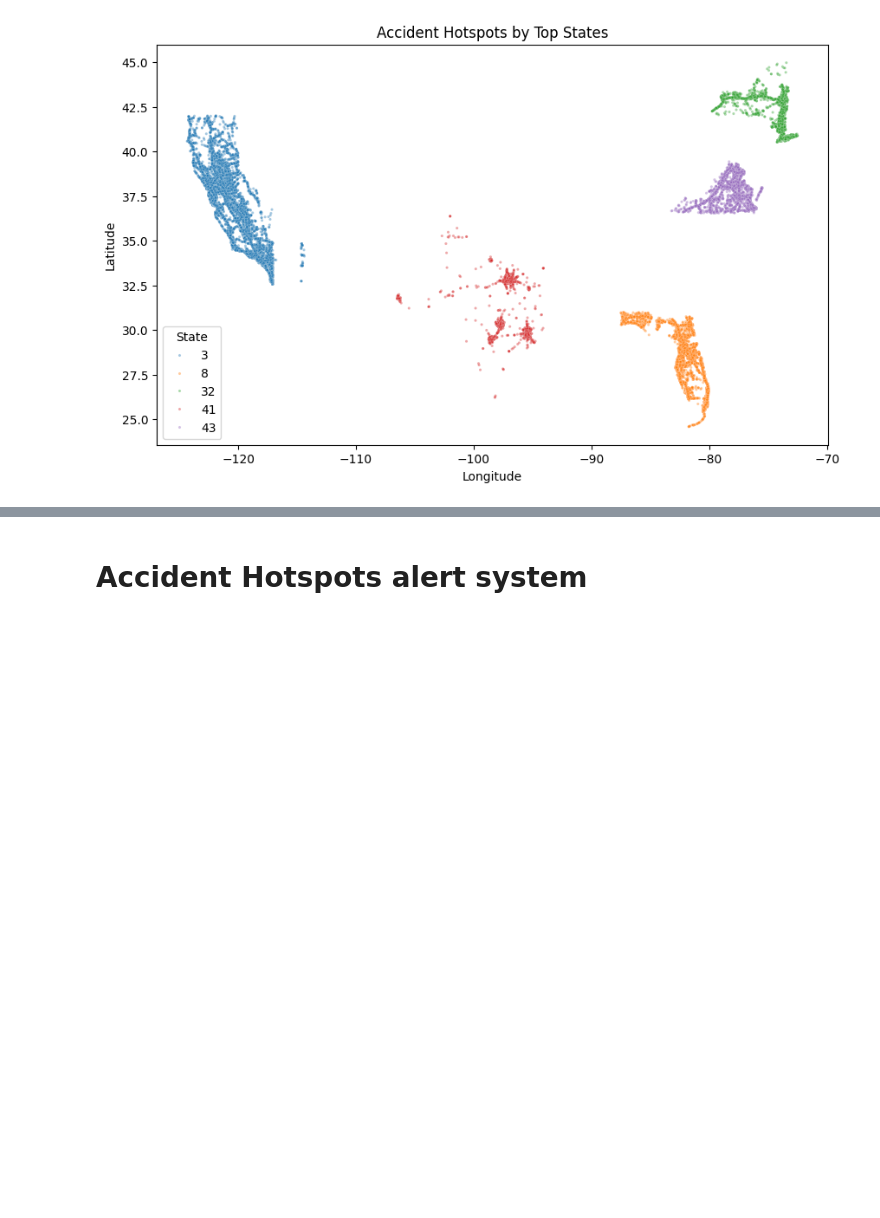
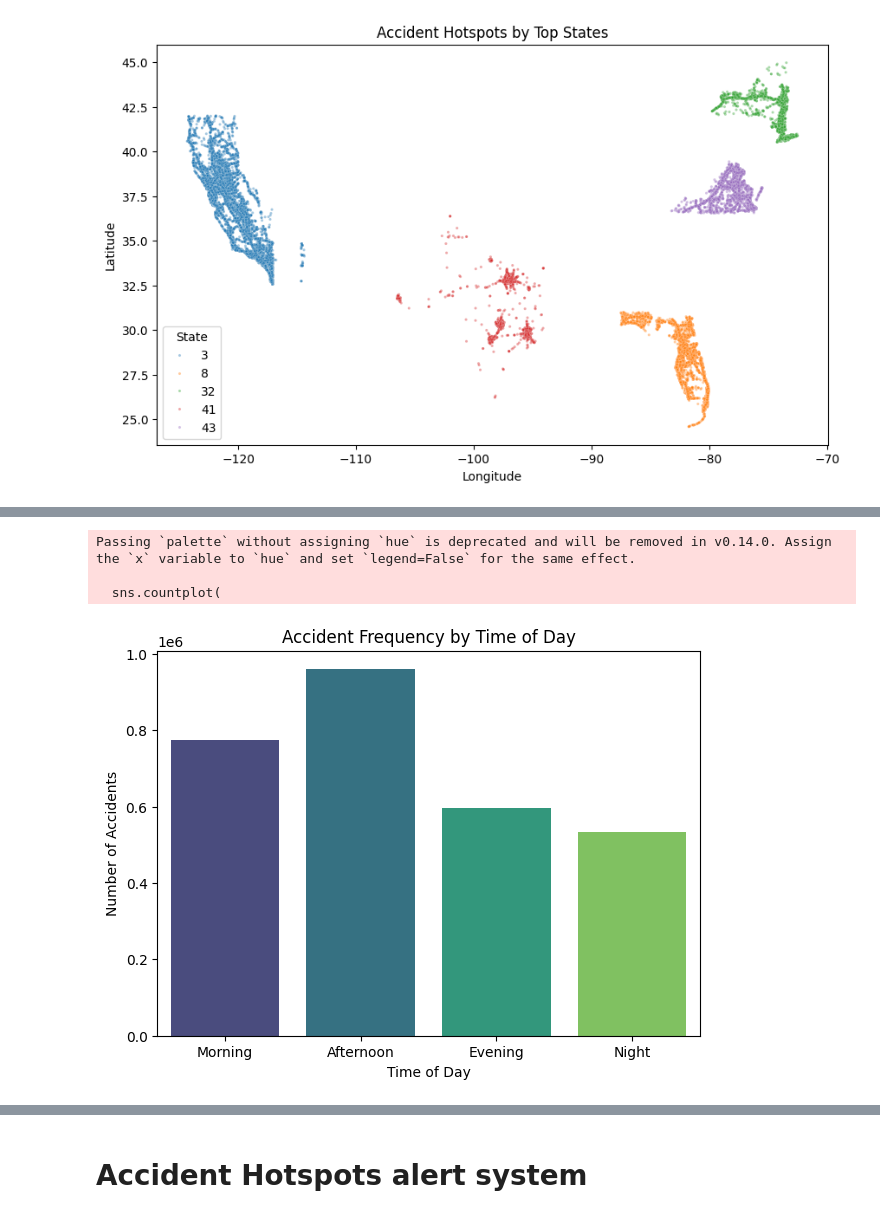
Before and after one commit to AkashSinghfeb21/RoadAccidentAnalysis, a Jupyter notebook: demo2.ipynb, the cells around one changed output, grey strips where cells are left out. Saved outputs shown, nothing was run; the diff lists cells and outputs as text; code cells hidden in the pictures; blank space fills up the shorter version.

```diff
--- a/demo2.ipynb
+++ b/demo2.ipynb
@@ -582,0 +587,43 @@ df.to_csv("cleanedAccident.csv",index=False)
+# %%
+import numpy as np
+
+# 1️⃣ Handle NaN in Hour (drop or fill)
+df_valid_hour = df.dropna(subset=['Hour']).copy()
+
+# 2️⃣ Convert to integer safely
+df_valid_hour['Hour_int'] = df_valid_hour['Hour'].astype(int)
+
+# 3️⃣ Define bins for time of day
+def categorize_time(hour):
+    if 5 <= hour < 12:
+        return "Morning"
+    elif 12 <= hour < 17:
+        return "Afternoon"
+    elif 17 <= hour < 21:
+        return "Evening"
+    else:
+        return "Night"
+
+# 4️⃣ Apply function
+df_valid_hour['TimeOfDay'] = df_valid_hour['Hour_int'].apply(categorize_time)
+
+# 5️⃣ Plot
+import seaborn as sns
+import matplotlib.pyplot as plt
+
+plt.figure(figsize=(7,5))
+sns.countplot(
+    x='TimeOfDay',
+    data=df_valid_hour,
+    order=["Morning","Afternoon","Evening","Night"],
+    palette="viridis"
+)
+plt.title("Accident Frequency by Time of Day")
+plt.xlabel("Time of Day")
+plt.ylabel("Number of Accidents")
+plt.show()
+# %% [output]
+Passing `palette` without assigning `hue` is deprecated and will be removed in v0.14.0. Assign the `x` variable to `hue` and set `legend=False` for the same effect.
+
+  sns.countplot(
+[figure, added]
```
Also changed, not shown: parts of 5 cells of this notebook, 2 other files.
